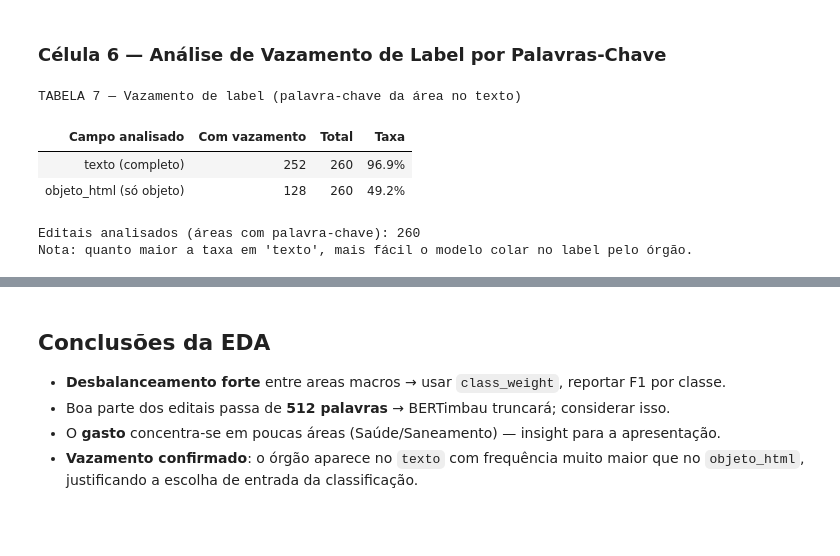
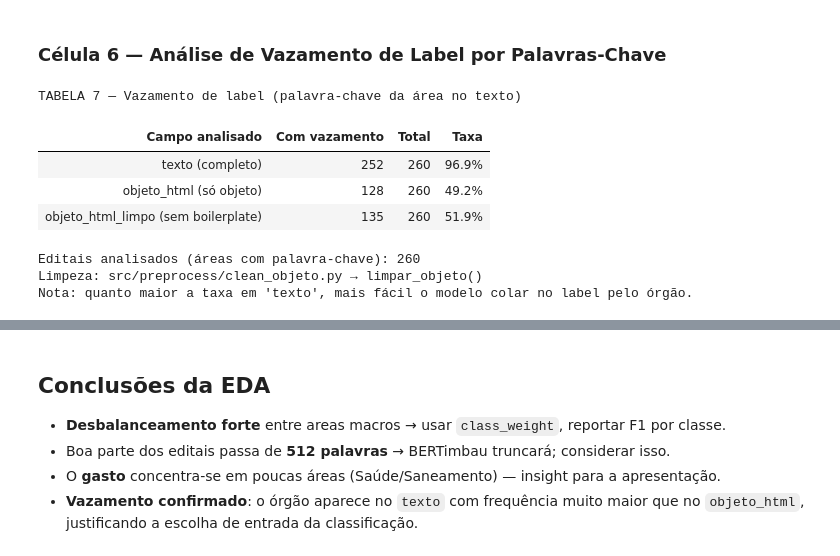
Before and after one commit to primodeckers/deep-learning-pln-project, a Jupyter notebook: notebooks/01_eda.ipynb, the cells around one changed output, grey strips where cells are left out. Saved outputs shown, nothing was run; the diff lists cells and outputs as text; code cells hidden in the pictures; blank space fills up the shorter version.

```diff
--- a/notebooks/01_eda.ipynb
+++ b/notebooks/01_eda.ipynb
@@ -397,42 +399,59 @@ A **Tabela 6** e o gráfico comparam o **gasto público homologado** entre macro
 ### Célula 6 — Análise de Vazamento de Label por Palavras-Chave
 # %%
 from src.preprocess.labels import AREA_KEYWORDS  # mapa área -> palavras-chave do órgão
+from src.preprocess.clean_objeto import limpar_objeto
 
 kw_by_area = dict(AREA_KEYWORDS)  # cópia do dicionário de palavras-chave por área
 
 
 def contem_keyword(texto: str, area: str) -> bool:  # verifica se alguma keyword da área aparece no texto
     kws = kw_by_area.get(area)  # busca palavras-chave da macroárea
     if not kws:  # Administração/Outros não tem keyword própria
         return False  # nessa área não há o que procurar
-    alvo = normalize(texto)  # normaliza texto (minúsculas, sem acento) para comparação
+    alvo = normalize(texto)  # normaliza texto para comparação
     return any(kw in alvo for kw in kws)  # True se qualquer keyword estiver contida no texto
 
 
+for rec in records:
+    rec["objeto_html_limpo"] = limpar_objeto(
+        rec.get("objeto_html") or rec.get("objeto_csv") or "",
+        orgao=rec.get("orgao_csv"),
+    )
+
 com_kw = [r for r in records if r["area"] in kw_by_area]  # editais de áreas com palavra-chave definida
-vaz_texto = sum(contem_keyword(r.get("texto", ""), r["area"]) for r in com_kw)  # vazamento no campo texto
-vaz_obj = sum(contem_keyword(r.get("objeto_html", ""), r["area"]) for r in com_kw)  # vazamento no objeto_html
+vaz_texto = sum(contem_keyword(r.get("texto", ""), r["area"]) for r in com_kw)
+vaz_obj = sum(contem_keyword(r.get("objeto_html", ""), r["area"]) for r in com_kw)
+vaz_limpo = sum(contem_keyword(r.get("objeto_html_limpo", ""), r["area"]) for r in com_kw)
 base = len(com_kw)  # denominador para calcular percentuais
 
 if base:
     show_table(
         "TABELA 7 — Vazamento de label (palavra-chave da área no texto)",
         ["Campo analisado", "Com vazamento", "Total", "Taxa"],
         [
             ["texto (completo)", br_num(vaz_texto), br_num(base), f"{100 * vaz_texto / base:.1f}%"],
             ["objeto_html (só objeto)", br_num(vaz_obj), br_num(base), f"{100 * vaz_obj / base:.1f}%"],
+            [
+                "objeto_html_limpo (sem boilerplate)",
+                br_num(vaz_limpo),
+                br_num(base),
+                f"{100 * vaz_limpo / base:.1f}%",
+            ],
         ],
         ["left", "right", "right", "right"],
     )
 
 print(f"Editais analisados (áreas com palavra-chave): {base}")
+print("Limpeza: src/preprocess/clean_objeto.py → limpar_objeto()")
 print("Nota: quanto maior a taxa em 'texto', mais fácil o modelo colar no label pelo órgão.")
 # %% [output]
 TABELA 7 — Vazamento de label (palavra-chave da área no texto)
 | Campo analisado | Com vazamento | Total | Taxa |
 | texto (completo) | 252 | 260 | 96.9% |
 | objeto_html (só objeto) | 128 | 260 | 49.2% |
+| objeto_html_limpo (sem boilerplate) | 135 | 260 | 51.9% |
 Editais analisados (áreas com palavra-chave): 260
+Limpeza: src/preprocess/clean_objeto.py → limpar_objeto()
 Nota: quanto maior a taxa em 'texto', mais fácil o modelo colar no label pelo órgão.
 # %% [markdown]
 #### Resultado da Célula 6 — Vazamento de label (Tabela 7)
```
Also changed, not shown: parts of 2 cells of this notebook, 8 other files.
